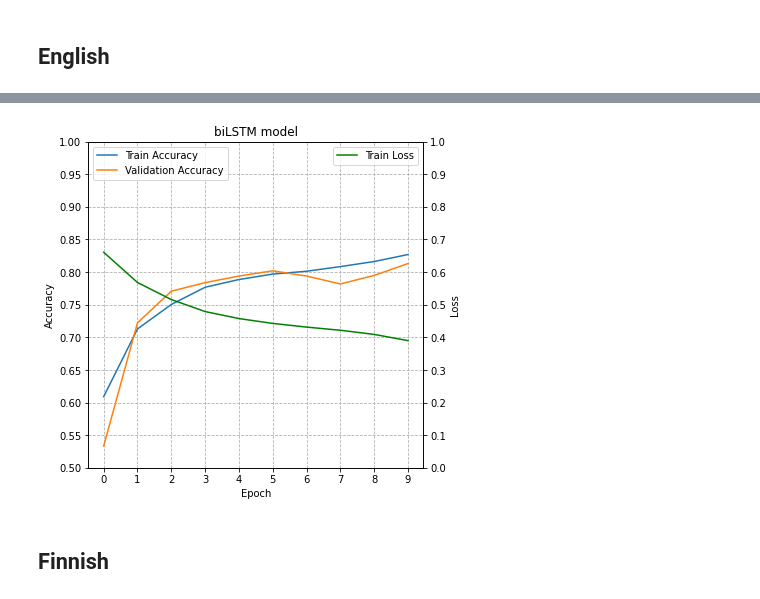
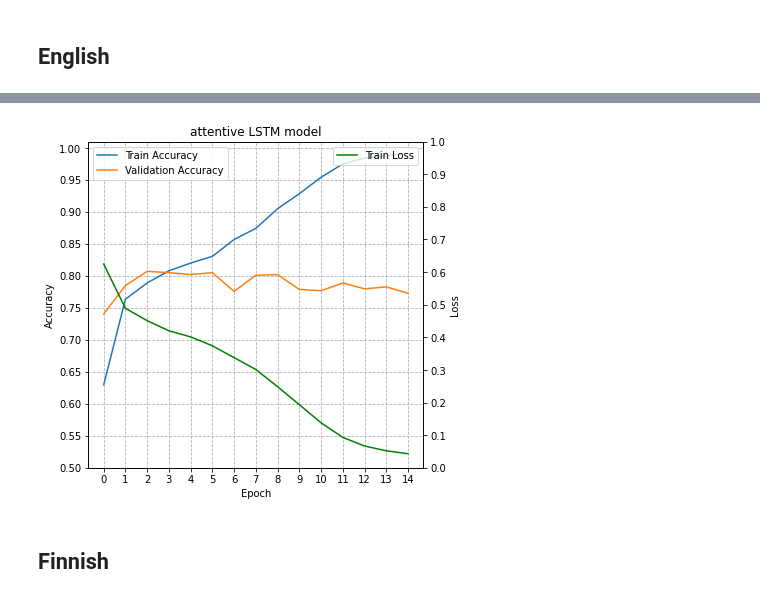
Before and after one commit to RasmusML/nlp_question_answer_project, a Jupyter notebook: 2. Representation Learning.ipynb, the cells around one changed output, grey strips where cells are left out. Saved outputs shown, nothing was run; the diff lists cells and outputs as text; code cells hidden in the pictures.

```diff
--- a/2. Representation Learning.ipynb
+++ b/2. Representation Learning.ipynb
@@ -255,5 +345,5 @@ def summarize_batch(token_ids, sequence_lengths):
 # %%
-def transfer_batch(q_ids, q_lengths, d_ids, d_lengths, targets):
+def transfer_batch(q_ids, q_lengths, d_ids, d_lengths, targets, device):
   q_ids = q_ids.to(device)
   q_lengths = q_lengths.to(device)
   d_ids = d_ids.to(device)
@@ -261,9 +351,9 @@ def transfer_batch(q_ids, q_lengths, d_ids, d_lengths, targets):
   targets = targets.to(device)
   return q_ids, q_lengths, d_ids, d_lengths, targets
 # %%
-def train(model: nn.Module, train_data, validation_data, n_epochs = 10, batch_size = 64):
+def train(model: nn.Module, tok2vec, train_data, validation_data, n_epochs = 15, batch_size = 64, weight_decay=0):
     loss_fn = nn.CrossEntropyLoss()
-    optimizer = optim.Adam(model.parameters()) #, weight_decay=1e-6
+    optimizer = optim.Adam(model.parameters(), weight_decay=weight_decay)
 
     # Load dataset
     train_dataset = QuestionAnsweredDatasetReader(train_data, tok2vec)
@@ -288,7 +378,7 @@ def train(model: nn.Module, train_data, validation_data, n_epochs = 10, batch_si
 
         batch_pbar = tqdm(train_dataloader)
         for q_ids, q_lengths, d_ids, d_lengths, targets in batch_pbar:
-            q_ids, q_lengths, d_ids, d_lengths, targets = transfer_batch(q_ids, q_lengths, d_ids, d_lengths, targets)
+            q_ids, q_lengths, d_ids, d_lengths, targets = transfer_batch(q_ids, q_lengths, d_ids, d_lengths, targets, device)
 
             # training
             outputs = model(q_ids, q_lengths, d_ids, d_lengths)
@@ -379,7 +469,7 @@ device(type='cuda')
 tok2vec = compress_fasttext.models.CompressedFastTextKeyedVectors.load("fasttext-en-mini")
 pretrained_embeddings, pad_id, OOV_id = prepare_embedding_matrix(tok2vec.get_normed_vectors())
 
-model = BiLSTM_Network(pretrained_embeddings)
+model = LSTM_Network(pretrained_embeddings)
 model.to(device)
 
 print(model)
@@ -398,3 +490,3 @@ Output logits:
 # %%
-train_result_en = train(model, train_en, validation_en)
+train_result_en = train(model, tok2vec, train_en, validation_en, weight_decay=1e-6)
 # %% [output]
@@ -412,8 +506,8 @@ Finished training.
 # %%
 train_losses, train_accuracies, test_accuracies = train_result_en
-plot_network_learning("biLSTM model", train_accuracies, test_accuracies, train_losses)
+plot_network_learning("attentive LSTM model", train_accuracies, test_accuracies, train_losses)
 # %% [output]
-[figure, old version]
+[figure, new version]
 # %% [markdown]
 ## Finnish
 # %%
```
Also changed, not shown: parts of 16 cells of this notebook, 3 other files.
